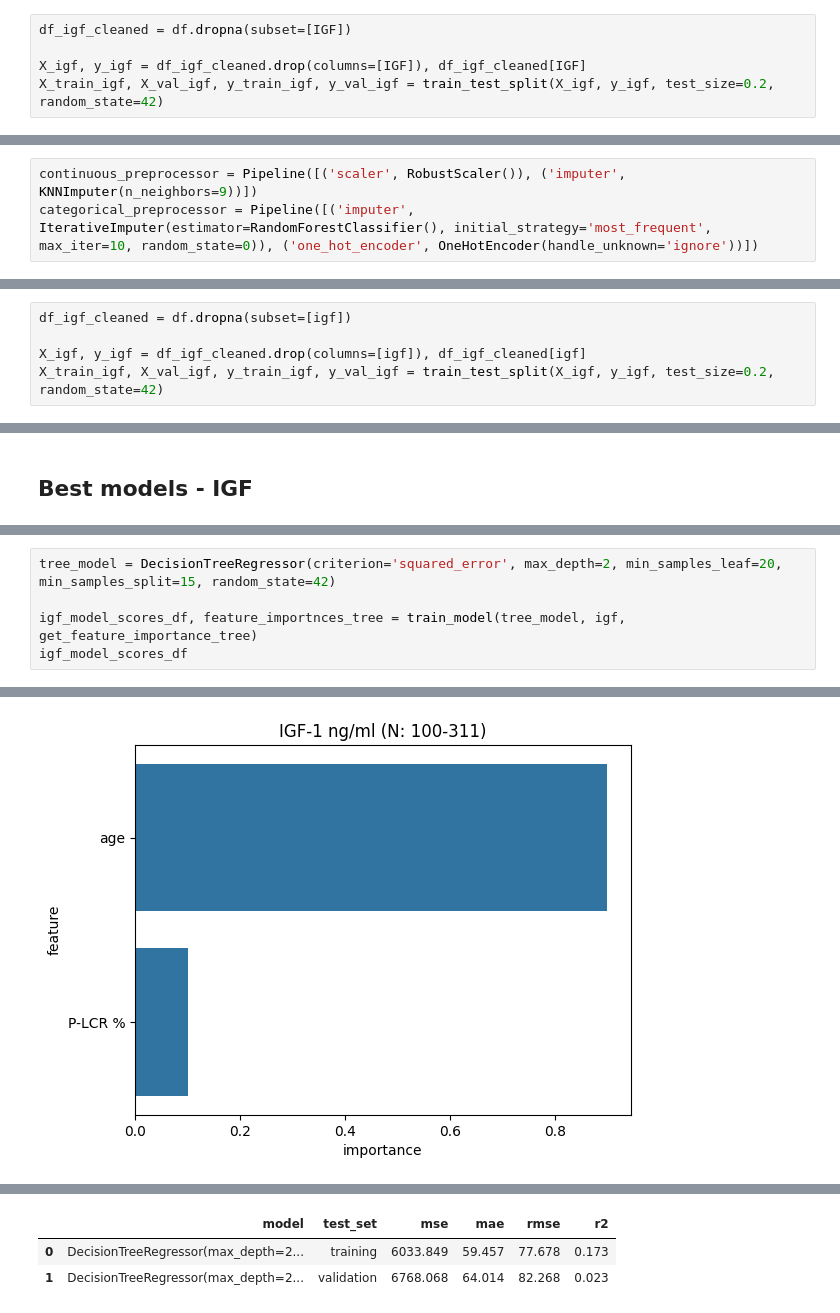
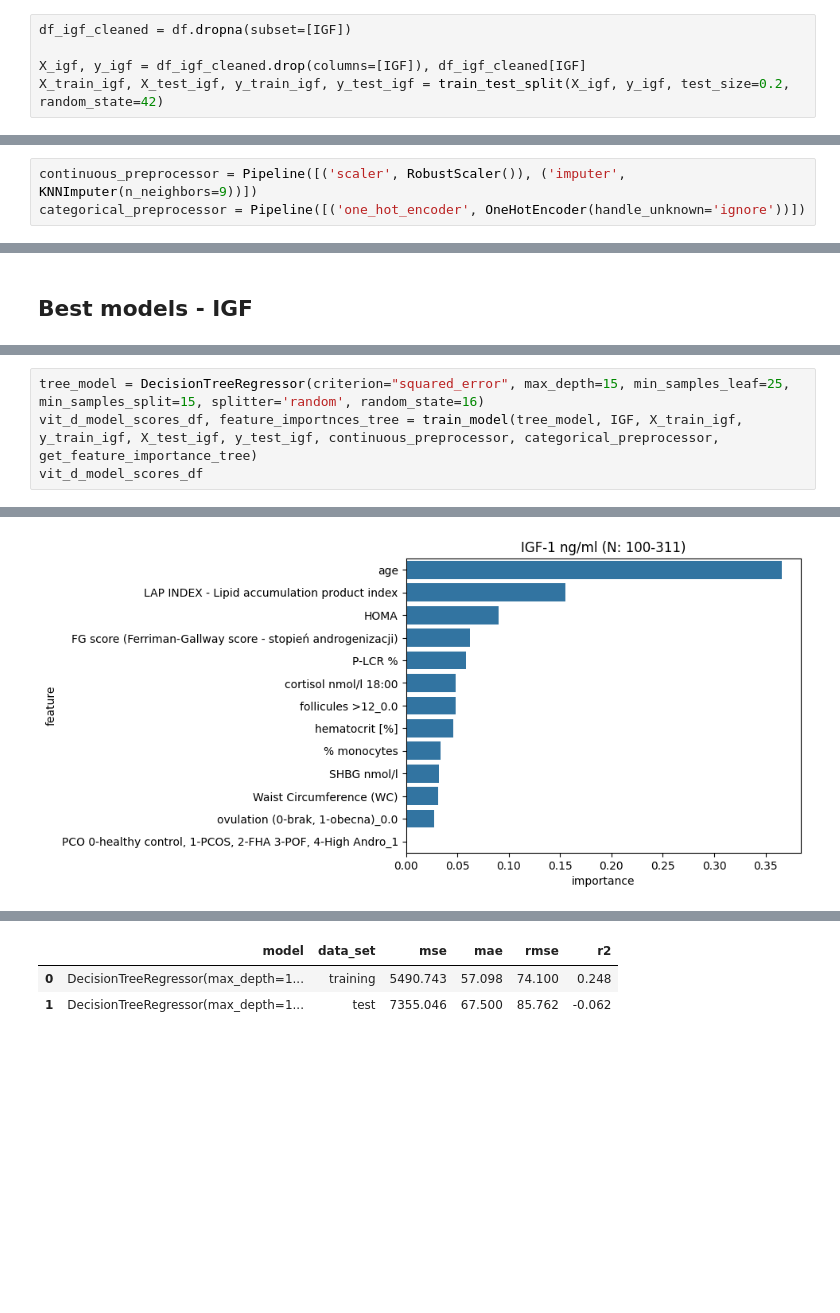
Before and after one commit to Karina-00/Master_project, a Jupyter notebook: igf_models.ipynb, the cells around one changed output, grey strips where cells are left out. Saved outputs shown, nothing was run; the diff lists cells and outputs as text; blank space fills up the shorter version.

```diff
--- a/igf_models.ipynb
+++ b/igf_models.ipynb
@@ -62,7 +65,7 @@ df.sample(5)
 df_igf_cleaned = df.dropna(subset=[IGF])
 
 X_igf, y_igf = df_igf_cleaned.drop(columns=[IGF]), df_igf_cleaned[IGF]
-X_train_igf, X_val_igf, y_train_igf, y_val_igf = train_test_split(X_igf, y_igf, test_size=0.2, random_state=42)
+X_train_igf, X_test_igf, y_train_igf, y_test_igf = train_test_split(X_igf, y_igf, test_size=0.2, random_state=42)
 # %% [markdown]
 ## Models exploration
 # %%
@@ -166,7 +169,7 @@ Name: MAE, dtype: float64
 Best combo: RS_KNN + original_ohe_+_impute_rf
 # %%
 continuous_preprocessor = Pipeline([('scaler', RobustScaler()), ('imputer', KNNImputer(n_neighbors=9))])
-categorical_preprocessor = Pipeline([('imputer', IterativeImputer(estimator=RandomForestClassifier(), initial_strategy='most_frequent', max_iter=10, random_state=0)), ('one_hot_encoder', OneHotEncoder(handle_unknown='ignore'))])
+categorical_preprocessor = Pipeline([('one_hot_encoder', OneHotEncoder(handle_unknown='ignore'))])
 # %% [markdown]
 ### Hyperparameter tuning
 # %% [markdown]
@@ -278,5 +288,0 @@ tuned_df.sort_values(by='cv_mae', ascending=False).head(5)
-# %%
-df_igf_cleaned = df.dropna(subset=[igf])
-
-X_igf, y_igf = df_igf_cleaned.drop(columns=[igf]), df_igf_cleaned[igf]
-X_train_igf, X_val_igf, y_train_igf, y_val_igf = train_test_split(X_igf, y_igf, test_size=0.2, random_state=42)
@@ -391,6 +327,5 @@ igf_model_scores_df
 # %%
-tree_model = DecisionTreeRegressor(criterion='squared_error', max_depth=2, min_samples_leaf=20, min_samples_split=15, random_state=42)
-
-igf_model_scores_df, feature_importnces_tree = train_model(tree_model, igf, get_feature_importance_tree)
-igf_model_scores_df
+tree_model = DecisionTreeRegressor(criterion="squared_error", max_depth=15, min_samples_leaf=25, min_samples_split=15, splitter='random', random_state=16)
+vit_d_model_scores_df, feature_importnces_tree = train_model(tree_model, IGF, X_train_igf, y_train_igf, X_test_igf, y_test_igf, continuous_preprocessor, categorical_preprocessor, get_feature_importance_tree)
+vit_d_model_scores_df
 # %% [output]
@@ -399 +334 @@ igf_model_scores_df
-[figure, old version]
+[figure, new version]
@@ -401,3 +336,3 @@ igf_model_scores_df
-|  | model | test_set | mse | mae | rmse | r2 |
-| 0 | DecisionTreeRegressor(max_depth=2... | training | 6033.849 | 59.457 | 77.678 | 0.173 |
-| 1 | DecisionTreeRegressor(max_depth=2... | validation | 6768.068 | 64.014 | 82.268 | 0.023 |
+|  | model | data_set | mse | mae | rmse | r2 |
+| 0 | DecisionTreeRegressor(max_depth=1... | training | 5490.743 | 57.098 | 74.100 | 0.248 |
+| 1 | DecisionTreeRegressor(max_depth=1... | test | 7355.046 | 67.500 | 85.762 | -0.062 |
```
Also changed, not shown: parts of 18 cells of this notebook, 4 other files.
